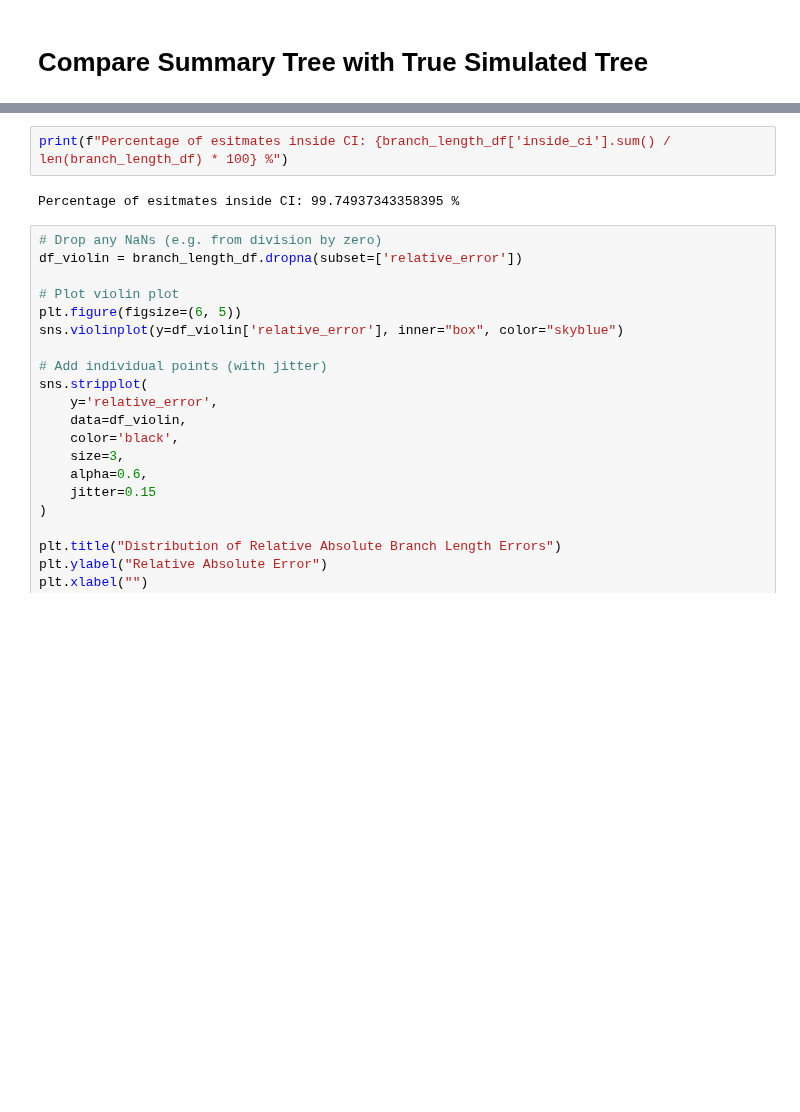
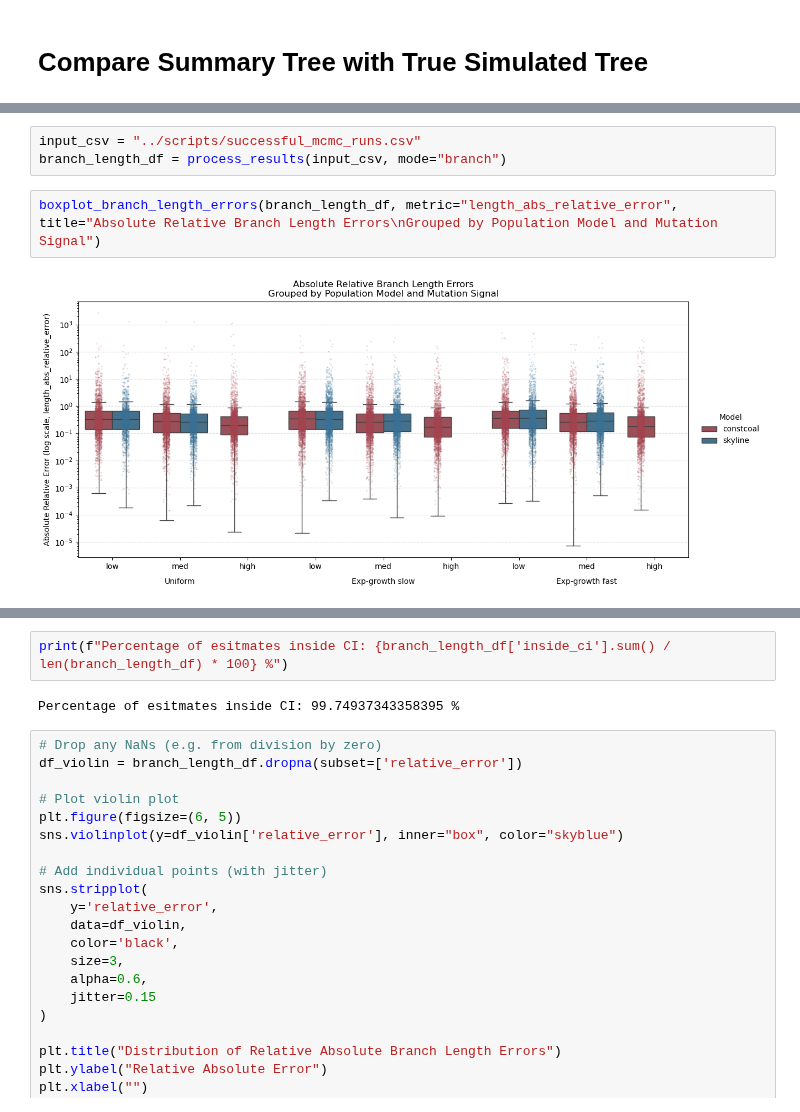
Before and after one commit to marie3003/BESP_paper-analyses, a Jupyter notebook: workflows/evaluate_results.ipynb, the cells around one changed output, grey strips where cells are left out. Drawn from its saved outputs; the diff is of its cells as text; blank space fills up the shorter version.

```diff
--- a/workflows/evaluate_results.ipynb
+++ b/workflows/evaluate_results.ipynb
@@ -122,0 +328,7 @@ def plot_tree_comparison(branch_length_df):
+# %%
+input_csv = "../scripts/successful_mcmc_runs.csv"
+branch_length_df = process_results(input_csv, mode="branch")
+# %%
+boxplot_branch_length_errors(branch_length_df, metric="length_abs_relative_error", title="Absolute Relative Branch Length Errors\nGrouped by Population Model and Mutation Signal")
+# %% [output]
+[figure, added]
```
Also changed, not shown: parts of 11 cells of this notebook, 11 other files.
